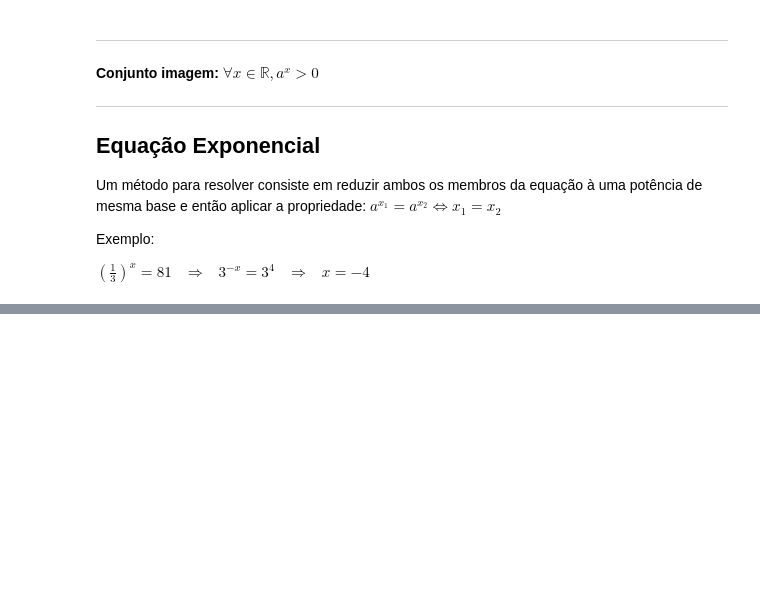
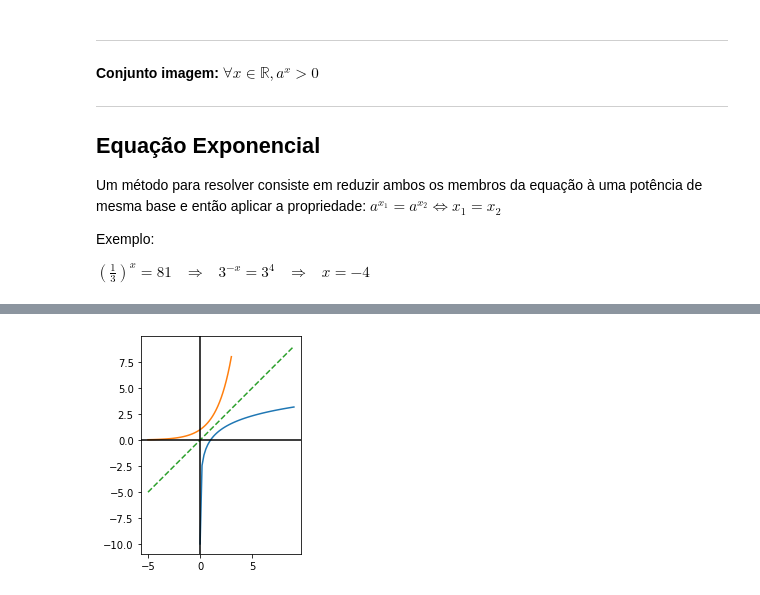
Before and after one commit to alvarob/revisao-vestibular, a Jupyter notebook: Matematica - Ciencia e Aplicacoes vol. 1.ipynb, the cells around one changed output, grey strips where cells are left out. Cells and saved outputs as stored; diff of their text form; code cells hidden in the pictures; blank space fills up the shorter version.

```diff
--- a/Matematica - Ciencia e Aplicacoes vol. 1.ipynb
+++ b/Matematica - Ciencia e Aplicacoes vol. 1.ipynb
@@ -663,0 +728,19 @@ $(\frac{1}{3})^x = 81$ &nbsp; $\Rightarrow$ &nbsp; $3^{-x} = 3^{4}$ &nbsp; $\Rig
+# %%
+xs1 = np.linspace(0.001, 9)
+xs2 = np.linspace(-5, 3)
+xs3 = np.linspace(-5, 9)
+
+#log 1/3 x = (log10 x) / (log10 1/3)
+ys1 = np.log2(xs1)
+ys2 = 2**xs2
+ys3 = xs3
+
+plt.plot(xs1, ys1, linestyle='-')
+plt.plot(xs2, ys2, linestyle='-')
+plt.plot(xs3, ys3, linestyle='--')
+plt.axhline(y=0, color='k')
+plt.axvline(x=0, color='k')
+plt.axis('scaled')
+plt.show()
+# %% [output]
+[figure, added]
```
Also changed, not shown: parts of 14 cells of this notebook, 14 other files.
